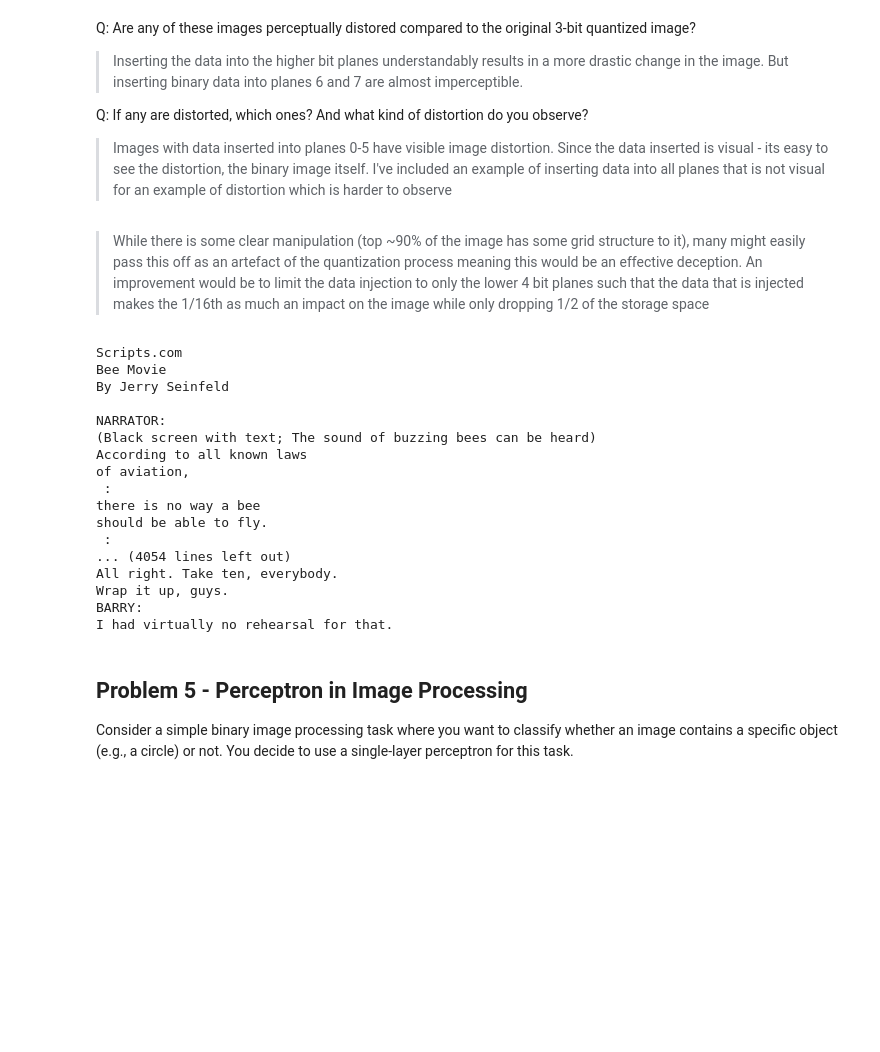
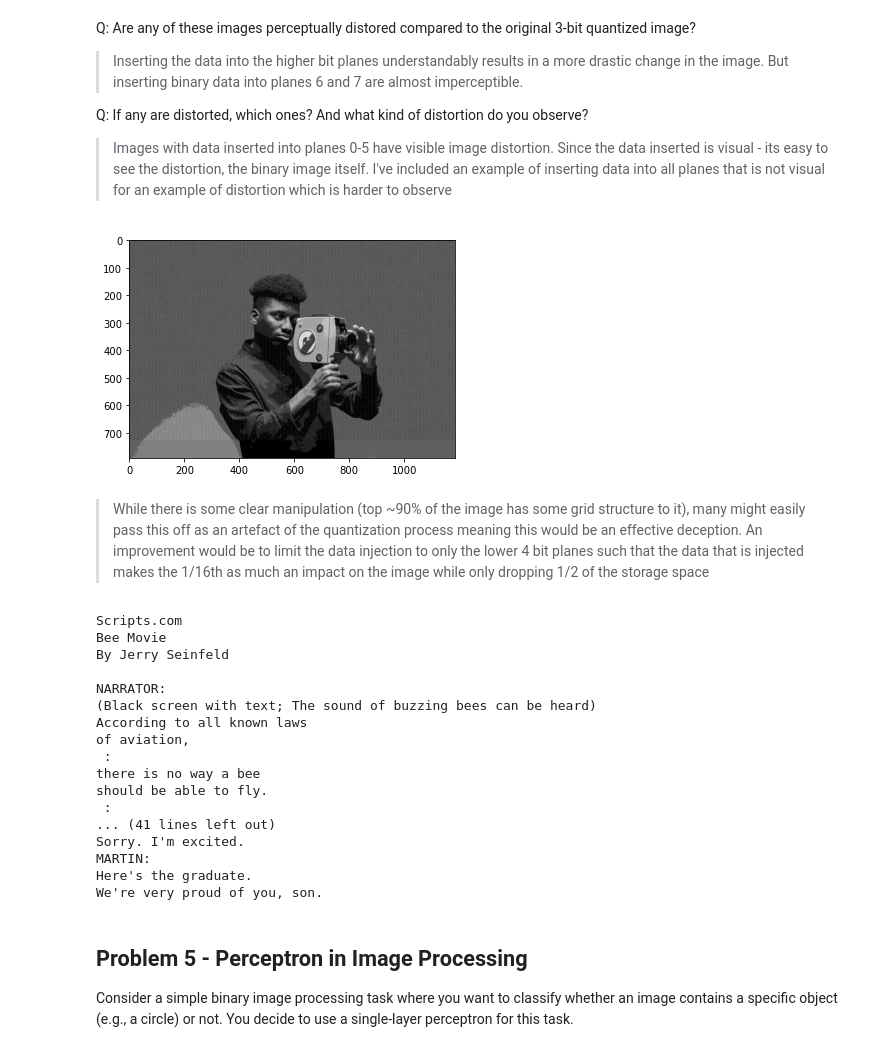
Before and after one commit to JacksonPaull/fa2023, a Jupyter notebook: Image Processing/Homework 1/hw1.ipynb, the cells around one changed output. Cells and saved outputs as stored; diff of their text form; code cells hidden in the pictures; blank space fills up the shorter version.

```diff
--- a/Image Processing/Homework 1/hw1.ipynb
+++ b/Image Processing/Homework 1/hw1.ipynb
@@ -708,34 +711,36 @@ Q: If any are distorted, which ones? And what kind of distortion do you observe?
 # %%
 # Open bee movie script and convert to bits (trim to match length of image)
 
 script = []
 with open('./beemovie.txt', 'rb') as f:
     while 1:
         c = f.read(1)
         if not c:
             break
         script.append(int.from_bytes(c, byteorder='little'))
 
 
 
 script = np.asarray(script, dtype='uint8')
 s = np.zeros(q4.shape[:-1]).flatten()
 s[::10][:len(script)] = script
 s = s.reshape(q4.shape[:-1]).astype('uint8')
 # Extract bit planes from script
 script_bits = increase_depth(s, 1)
 script_bits = np.unpackbits(script_bits, axis=-1)
 bee_movie_img = np.packbits(d ^ script_bits, axis=-1).squeeze()
 plt.imshow(increase_depth(bee_movie_img, 3))
 plt.show()
-plt.imsave('./bee.png', increase_depth(bee_movie_img, 3))
+# plt.imsave('./bee.png', increase_depth(bee_movie_img, 3))
+# %% [output]
+[figure, added]
 # %% [markdown]
  > While there is some clear manipulation (top ~90% of the image has some grid structure to it), many might easily pass this off as an artefact of the quantization process meaning this would be an effective deception.
  > An improvement would be to limit the data injection to only the lower 4 bit planes such that the data that is injected makes the 1/16th as much an impact on the image while only dropping 1/2 of the storage space
 # %%
 rev = np.unpackbits(increase_depth(bee_movie_img, 1), axis=-1) ^ d
 rev = np.packbits(rev, axis=-1).reshape(-1)
-print(''.join([chr(s) for s in rev[::10]]))
+print(''.join([chr(s) for s in rev[::10]])[:1000]) # Print first 1k characters
 # %% [output]
 Scripts.com
 Bee Movie
@@ -749,11 +754,11 @@ of aviation,
 there is no way a bee
 should be able to fly.
  :
-... (4054 lines left out)
-All right. Take ten, everybody.
-Wrap it up, guys.
-BARRY:
-I had virtually no rehearsal for that.
+... (41 lines left out)
+Sorry. I'm excited.
+MARTIN:
+Here's the graduate.
+We're very proud of you, son.
 # %% [markdown]
 ## Problem 5 - Perceptron in Image Processing
 Consider a simple binary image processing task where you want to classify whether an image
```
Also changed, not shown: parts of 1 cell of this notebook, 3 other files.
